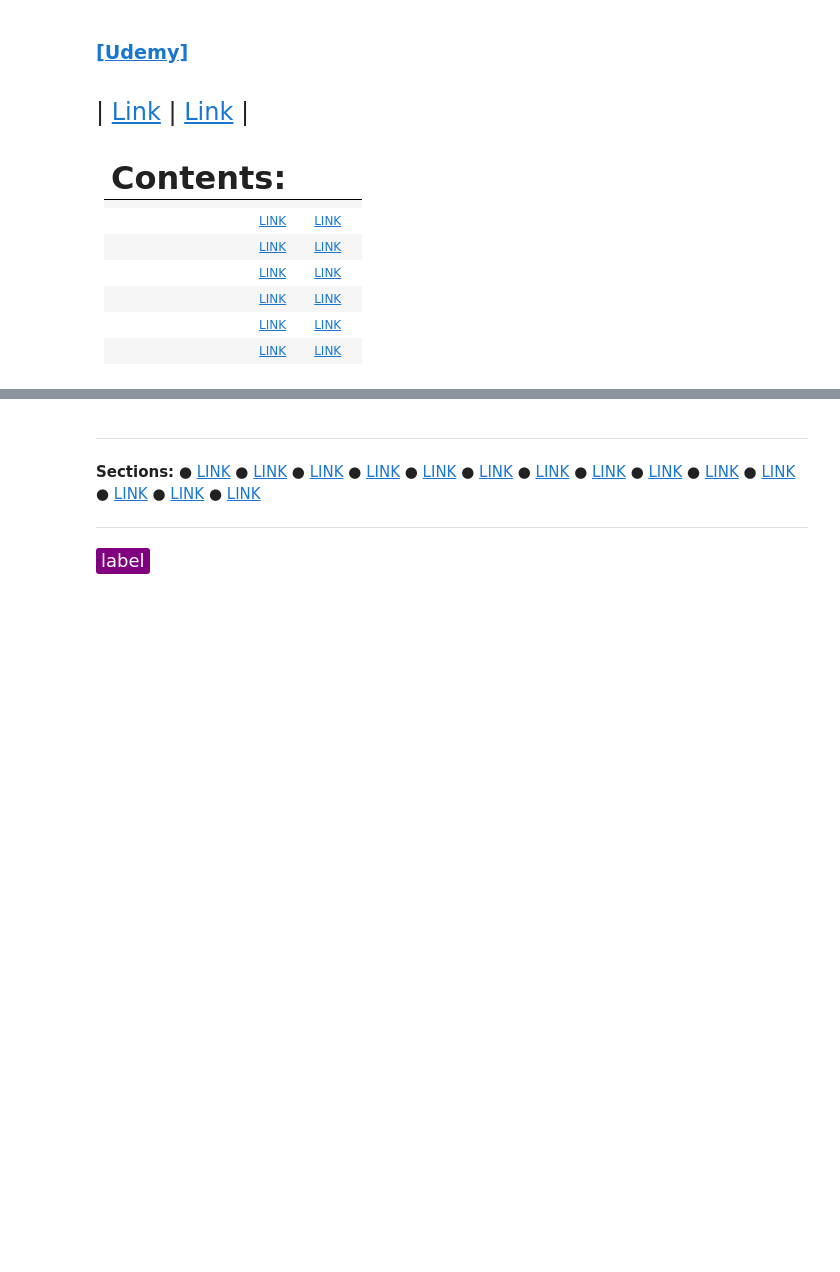
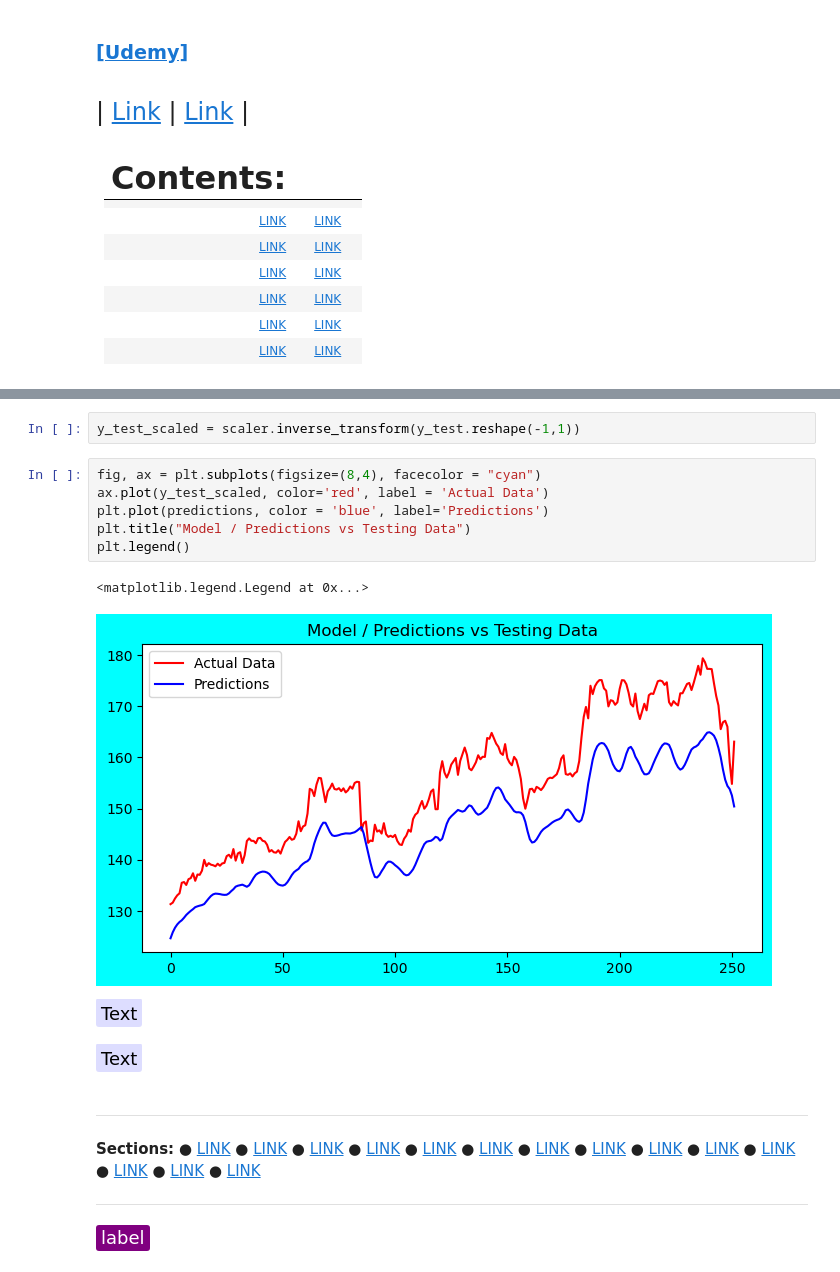
Before and after one commit to EvanMarie/nns_sentiment_analysis_stock, a Jupyter notebook: udemy_nn_sentiment_stock_one.ipynb, the cells around one changed output, grey strips where cells are left out. Cells and saved outputs as stored; diff of their text form; blank space fills up the shorter version.

```diff
--- a/udemy_nn_sentiment_stock_one.ipynb
+++ b/udemy_nn_sentiment_stock_one.ipynb
@@ -73,3 +276,18 @@ from keras.preprocessing import sequence # for pad_sequences()
+# %%
+y_test_scaled = scaler.inverse_transform(y_test.reshape(-1,1))
+# %%
+fig, ax = plt.subplots(figsize=(8,4), facecolor = "cyan")
+ax.plot(y_test_scaled, color='red', label = 'Actual Data')
+plt.plot(predictions, color = 'blue', label='Predictions')
+plt.title("Model / Predictions vs Testing Data")
+plt.legend()
+# %% [output]
+<matplotlib.legend.Legend at 0x...>
+[figure, added]
+# %% [markdown]
+<font size = 4><span style = 'background-color: #ddddff; padding: 5px 5px 3px 5px; line-height: 1.5; color:black;border-radius: 3px;'>Text
+# %% [markdown]
+<font size = 4><span style = 'background-color: #ddddff; padding: 5px 5px 3px 5px; line-height: 1.5; color:black;border-radius: 3px;'>Text
 # %% [markdown]
 <a name=''></a>
 
```
Also changed, not shown: parts of 45 cells of this notebook, 1 other file.
